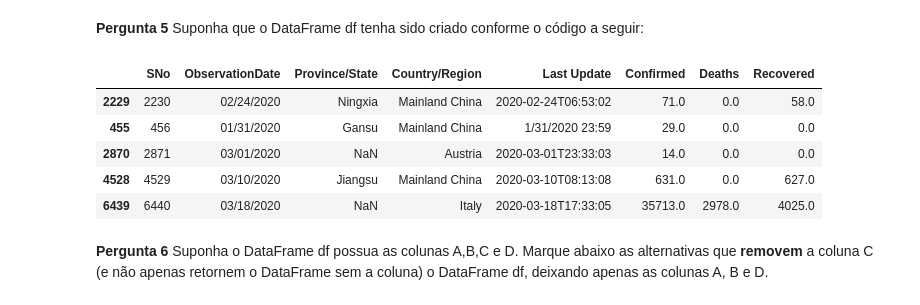
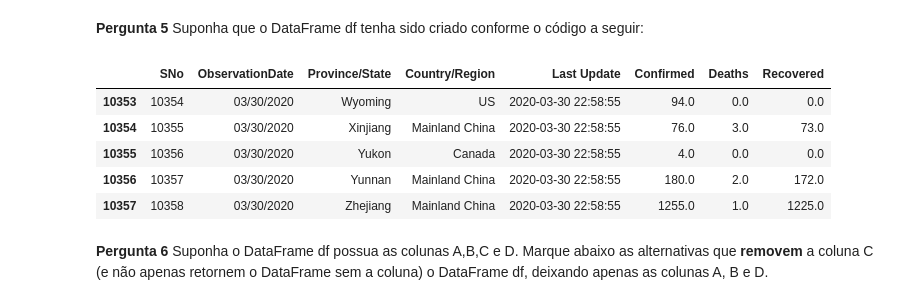
Before and after one commit to josiemerson/learning_python, a Jupyter notebook: Testes_Unidade_3_and_4_Python.ipynb, the cells around one changed output. Cells and saved outputs as stored; diff of their text form; code cells hidden in the pictures.

```diff
--- a/Testes_Unidade_3_and_4_Python.ipynb
+++ b/Testes_Unidade_3_and_4_Python.ipynb
@@ -113,23 +113,23 @@ import pandas as pd
 # %%
 import pandas as pd
 df = pd.read_csv('https://raw.githubusercontent.com/sandeco/CanalSandeco/master/covid-19/covid_19_data.csv')
 #Quais as instruções que podemos utilizar para retornar as primeiras 5 linhas do DataFrame df.
 ''' Resposta:
     df.head() e
     df.head(5)
 '''
 #df.head() # retorna as primeiras 5 linhas
 #df.head(5)# retorna as primeiras 5 linhas
 #df.tail() # retorna as ultimas 5 linhas
-#df.tail(5)# retorna as ultimas 5 linhas
+df.tail(5)# retorna as ultimas 5 linhas
 #df.sample(5) # retorna 5 linhas aleatórias
 # %% [output]
 |  | SNo | ObservationDate | Province/State | Country/Region | Last Update | Confirmed | Deaths | Recovered |
-| 2229 | 2230 | 02/24/2020 | Ningxia | Mainland China | 2020-02-24T06:53:02 | 71.0 | 0.0 | 58.0 |
-| 455 | 456 | 01/31/2020 | Gansu | Mainland China | 1/31/2020 23:59 | 29.0 | 0.0 | 0.0 |
-| 2870 | 2871 | 03/01/2020 | NaN | Austria | 2020-03-01T23:33:03 | 14.0 | 0.0 | 0.0 |
-| 4528 | 4529 | 03/10/2020 | Jiangsu | Mainland China | 2020-03-10T08:13:08 | 631.0 | 0.0 | 627.0 |
-| 6439 | 6440 | 03/18/2020 | NaN | Italy | 2020-03-18T17:33:05 | 35713.0 | 2978.0 | 4025.0 |
+| 10353 | 10354 | 03/30/2020 | Wyoming | US | 2020-03-30 22:58:55 | 94.0 | 0.0 | 0.0 |
+| 10354 | 10355 | 03/30/2020 | Xinjiang | Mainland China | 2020-03-30 22:58:55 | 76.0 | 3.0 | 73.0 |
+| 10355 | 10356 | 03/30/2020 | Yukon | Canada | 2020-03-30 22:58:55 | 4.0 | 0.0 | 0.0 |
+| 10356 | 10357 | 03/30/2020 | Yunnan | Mainland China | 2020-03-30 22:58:55 | 180.0 | 2.0 | 172.0 |
+| 10357 | 10358 | 03/30/2020 | Zhejiang | Mainland China | 2020-03-30 22:58:55 | 1255.0 | 1.0 | 1225.0 |
 # %% [markdown]
 **Pergunta 6** Suponha o DataFrame df possua as colunas A,B,C e D. Marque abaixo as alternativas que **removem** a coluna C (e não apenas retornem o DataFrame sem a coluna) o DataFrame df, deixando apenas as colunas A, B e D.
 # %%
```
Also changed, not shown: parts of 52 cells of this notebook.
